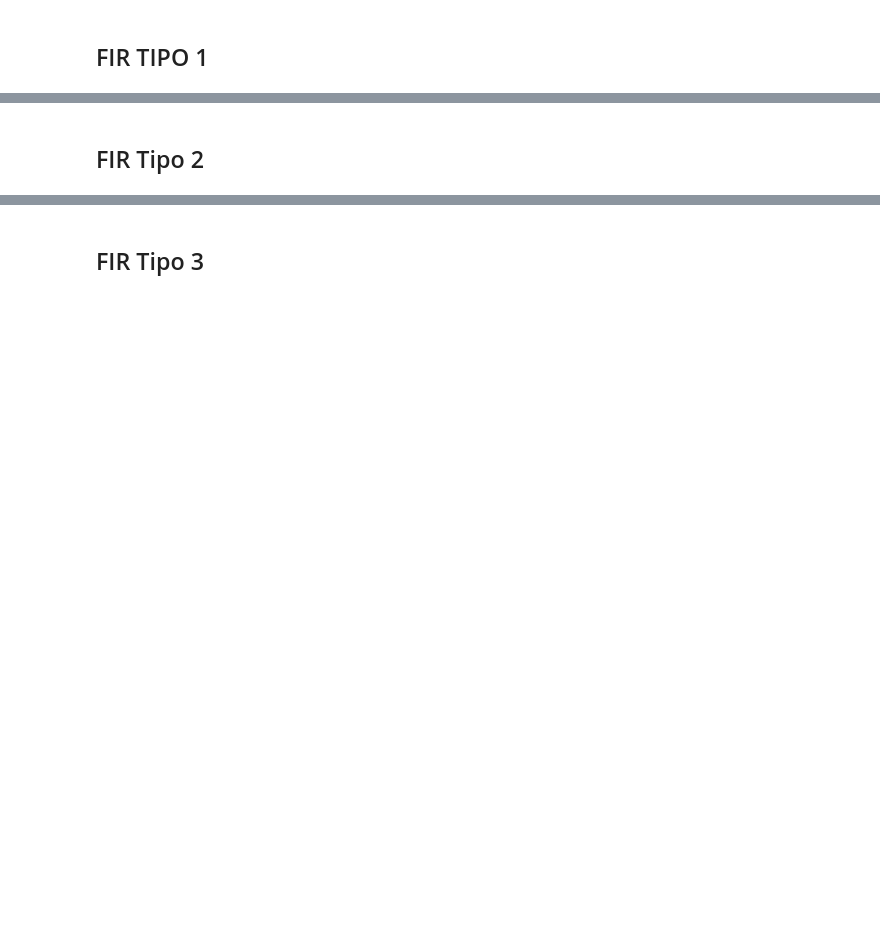
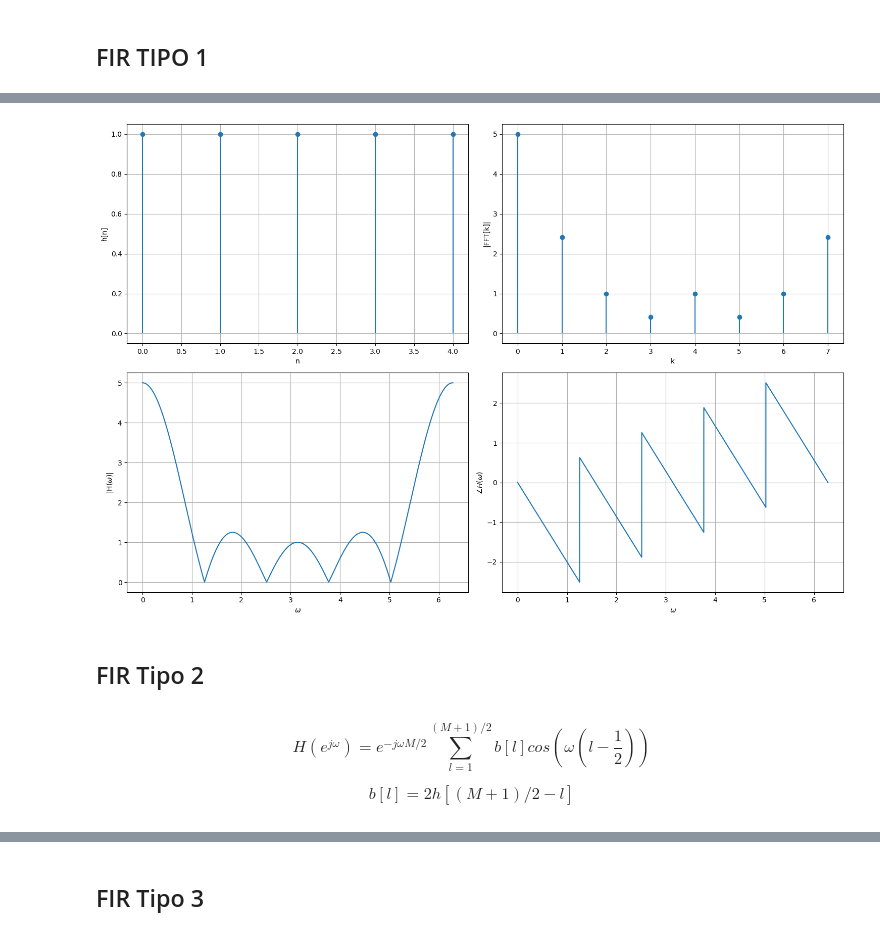
Before and after one commit to EriCand-Ss/PDS, a Jupyter notebook: FIR/FIR.ipynb, the cells around one changed output, grey strips where cells are left out. Cells and saved outputs as stored; diff of their text form; code cells hidden in the pictures; blank space fills up the shorter version.

```diff
--- a/FIR/FIR.ipynb
+++ b/FIR/FIR.ipynb
@@ -70,5 +89,42 @@ plt.grid()
+# %%
+fig, axs = plt.subplots(2, 2, figsize=(15, 10))
+
+markerline, stemlines, baseline = axs[0,0].stem(h)
+baseline.set_visible(False)
+axs[0,0].set_xlabel("n")
+axs[0,0].set_ylabel("h[n]")
+axs[0,0].grid(True)
+
+markerline, stemlines, baseline = axs[0,1].stem(np.abs(fft))
+baseline.set_visible(False)
+axs[0,1].set_xlabel("k")
+axs[0,1].set_ylabel("|FFT[k]|")
+axs[0,1].grid(True)
+
+axs[1,0].plot(omega, np.abs(H))
+axs[1,0].set_xlabel("$\omega$")
+axs[1,0].set_ylabel("|H($\omega$)|")
+axs[1,0].grid(True)
+
+axs[1,1].plot(omega, np.angle(H))
+axs[1,1].set_xlabel("$\omega$")
+axs[1,1].set_ylabel(r"$\angle H(\omega)$")
+axs[1,1].grid(True)
+
+plt.tight_layout()
+plt.show()
+# %% [output]
+[figure, added]
 # %% [markdown]
 ## FIR Tipo 2
+# %% [markdown]
+$$
+H(e^{j\omega}) = e^{-j\omega M/2} \sum_{l=1}^{(M+1)/2} b[l]cos(\omega (l - \frac{1}{2}))
+$$
+
+$$
+b[l] =2h[(M+1)/2-l]
+$$
 # %%
 M = 5
 
```
Also changed, not shown: parts of 25 cells of this notebook, 6 other files.
